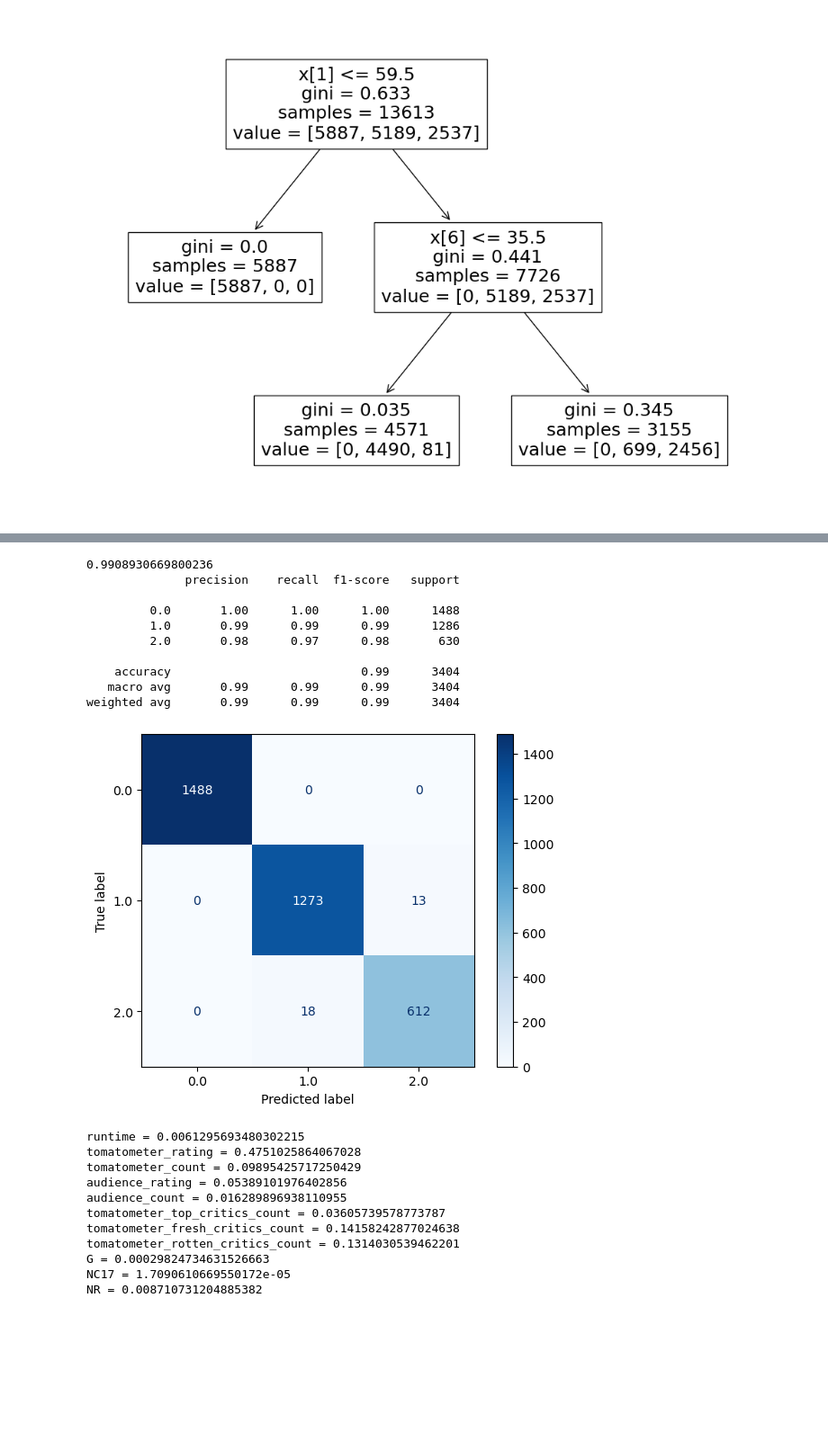
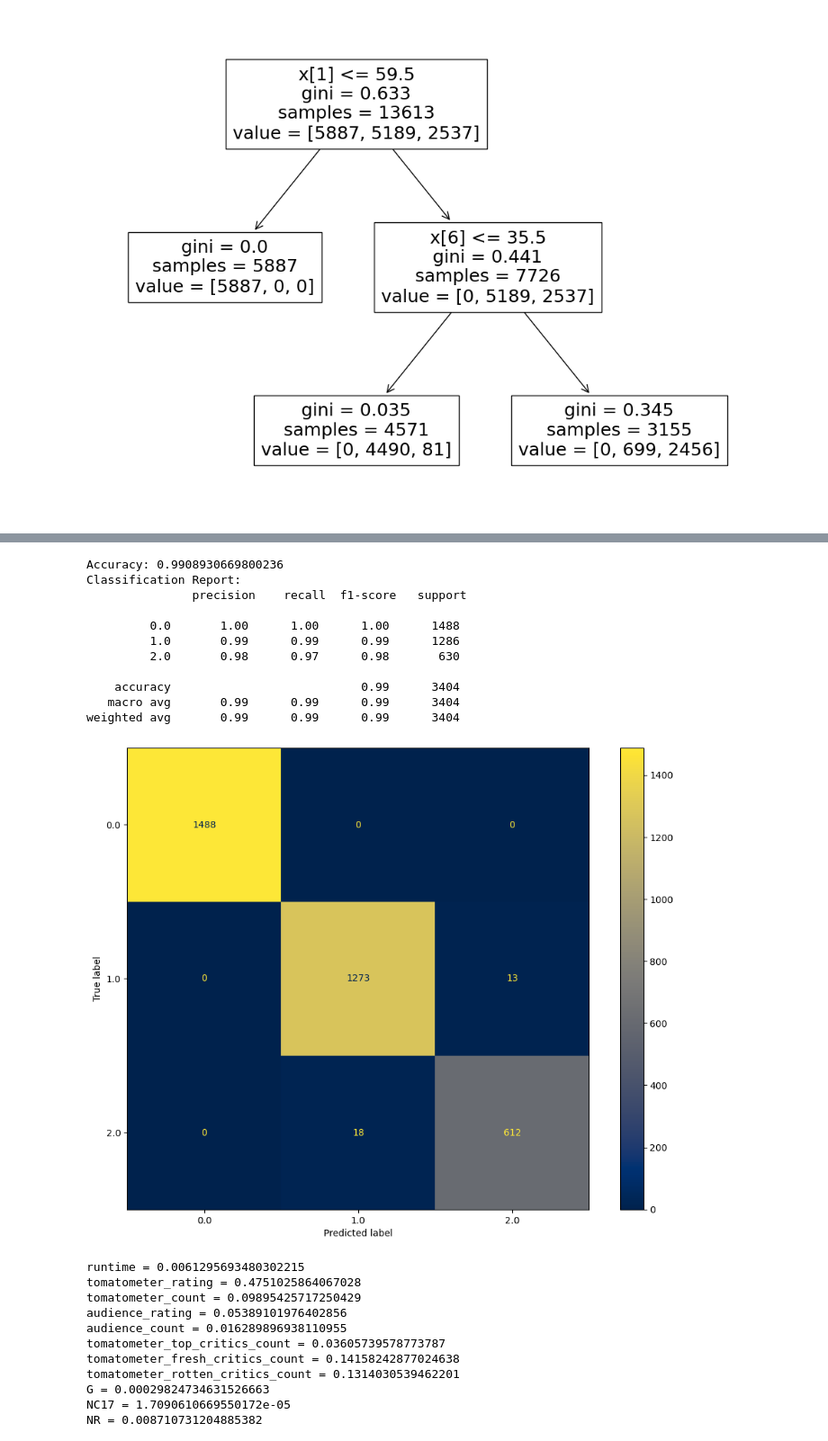
Before and after one commit to chrishunt11/Rotten-Tomatoes-Movies-Rating-Prediction, a Jupyter notebook: Rotten Tomatoes Movies Rating.ipynb, the cells around one changed output, grey strips where cells are left out. Shown at 90% size. Drawn from its saved outputs; the diff is of its cells as text; code cells hidden in the pictures; blank space fills up the shorter version.

```diff
--- a/Rotten Tomatoes Movies Rating.ipynb
+++ b/Rotten Tomatoes Movies Rating.ipynb
@@ -178,0 +376,4 @@ weighted avg       0.95      0.95      0.95      3404
+# %%
+# Encode tomatometer status feature with ordinal encoding
+tomatometer_status = pd.DataFrame(df_movie['tomatometer_status'].replace(['Rotten','Fresh','Certified-Fresh'],[0,1,2]))
+tomatometer_status
@@ -178,0 +394,7 @@ weighted avg       0.95      0.95      0.95      3404
+# %%
+# Combine all of the features together into one dataframe
+df = pd.concat([df_movie[['runtime', 'tomatometer_rating', 'tomatometer_count',
+                                  'audience_rating', 'audience_count', 'tomatometer_top_critics_count',
+                                  'tomatometer_fresh_critics_count', 'tomatometer_rotten_critics_count']],
+                        content_rating, audience_status, tomatometer_status], axis=1).dropna()
+df.head()
@@ -178,0 +428,4 @@ weighted avg       0.95      0.95      0.95      3404
+# %%
+# Split the data into training and test data
+X_train, X_test, y_train, y_test = train_test_split(df.drop(['tomatometer_status'], axis=1), df['tomatometer_status'], test_size= 0.2, random_state=42)
+print(f'Size of training data is {len(X_train)} and the size of test data is {len(X_test)}')
@@ -213,0 +517,16 @@ weighted avg       0.99      0.99      0.99      3404
+# %%
+# Define the hyperparameter grid for the DecisionTreeClassifier
+param_grid = {
+    'criterion': ['gini', 'entropy'],
+    'max_depth': [None, 5, 10, 15, 20],
+    'min_samples_split': [2, 5, 10],
+    'min_samples_leaf': [1, 2, 4]
+}
+
+# Perform GridSearchCV to find the best hyperparameters
+grid_search = GridSearchCV(tree, param_grid, cv=5, scoring='accuracy')
+grid_search.fit(X_train, y_train)
+
+# Get the best hyperparameters and the best model
+best_params = grid_search.best_params_
+best_model = grid_search.best_estimator_
@@ -214,31 +562,33 @@ weighted avg       0.99      0.99      0.99      3404
 # %%
 # Instantiate Random Forest Classifier
 rf = RandomForestClassifier(random_state=2)
 
 # Train Random Forest Classifier on training data
 rf.fit(X_train, y_train)
 
 # Predict test data with trained model
 y_predict = rf.predict(X_test)
 
 # Print accuracy score and classification report
-print(accuracy_score(y_test, y_predict))
-print(classification_report(y_test, y_predict))
+print("Accuracy:", accuracy_score(y_test, y_predict))
+print("Classification Report:\n", classification_report(y_test, y_predict))
 
 # Plot confusion matrix on test data
-ConfusionMatrixDisplay.from_predictions(y_test, y_predict, cmap='Blues');
+fig, ax = plt.subplots(figsize=(12, 9))
+disp = ConfusionMatrixDisplay.from_estimator(rf, X_test, y_test, cmap='cividis', ax=ax)
 # %% [output]
-0.9908930669800236
-              precision    recall  f1-score   support
+Accuracy: 0.9908930669800236
+Classification Report:
+               precision    recall  f1-score   support
 
          0.0       1.00      1.00      1.00      1488
          1.0       0.99      0.99      0.99      1286
          2.0       0.98      0.97      0.98       630
 
     accuracy                           0.99      3404
    macro avg       0.99      0.99      0.99      3404
 weighted avg       0.99      0.99      0.99      3404
-[figure, old version]
+[figure, new version]
 # %%
 # Get the feature importance
 feature_importance = rf.feature_importances_
```
Also changed, not shown: parts of 111 cells of this notebook.
